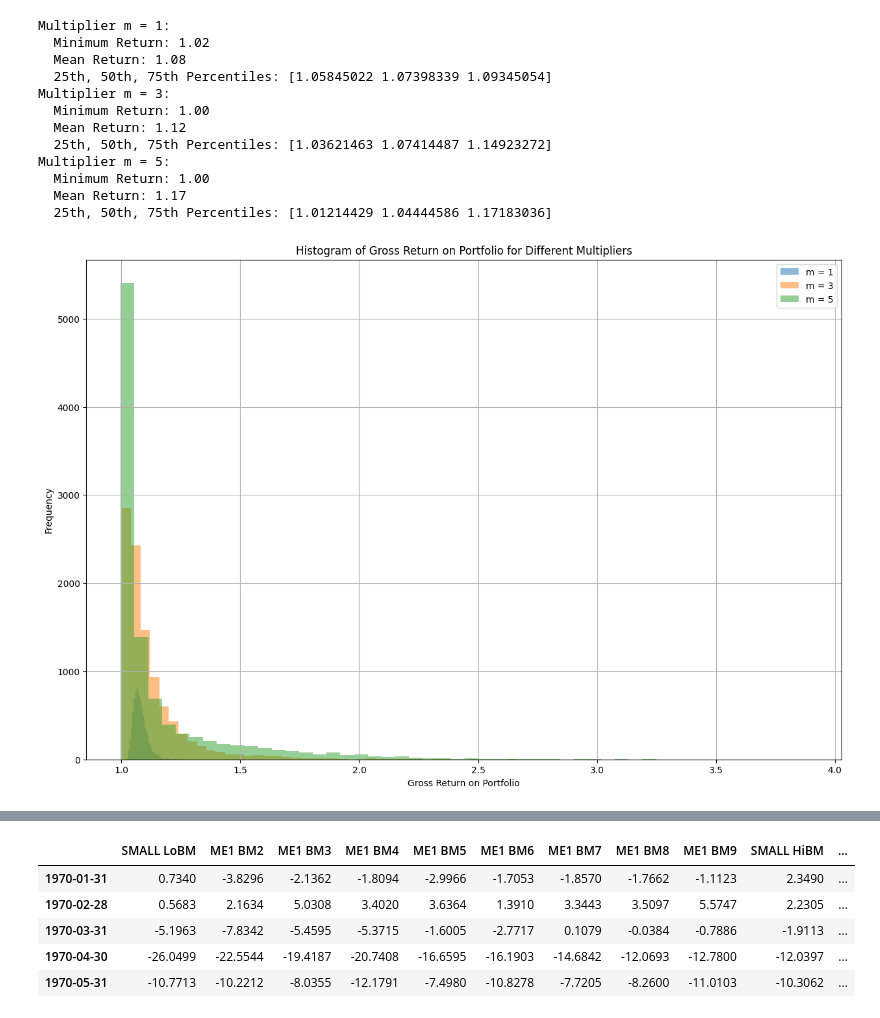
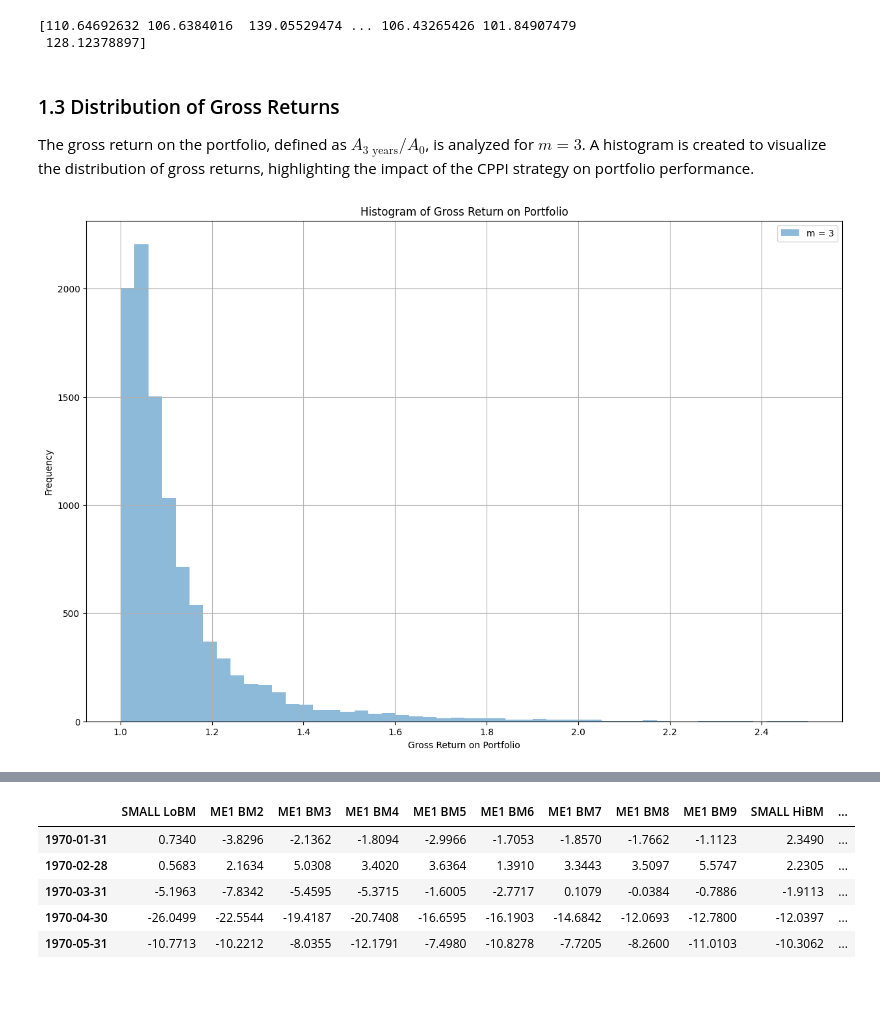
Before and after one commit to zaccheus-lines/CPPI, a Jupyter notebook: empirical_notebook.ipynb, the cells around one changed output, grey strips where cells are left out. Drawn from its saved outputs; the diff is of its cells as text; code cells hidden in the pictures; blank space fills up the shorter version.

```diff
--- a/empirical_notebook.ipynb
+++ b/empirical_notebook.ipynb
@@ -61,42 +113,28 @@ def cppi_strategy(S, A0, r, m, dt):
         A[:, t + 1] = A[:, t] * (1 + r_A)
 
     return A
+# %%
+m=3
+A = cppi_strategy(S, A0, r, m, dt)
+final_wealth = A[:, -1]
+print(final_wealth)
+# %% [output]
+[110.64692632 106.6384016  139.05529474 ... 106.43265426 101.84907479
+ 128.12378897]
+# %% [markdown]
+### 1.3 Distribution of Gross Returns
+The gross return on the portfolio, defined as $A_{3 \text{ years}} / A_0$, is analyzed for $m = 3$. A histogram is created to visualize the distribution of gross returns, highlighting the impact of the CPPI strategy on portfolio performance.
 # %%
 # Running simulations and plotting results
 plt.figure(figsize=(15, 10))
 
-for m in m_values:
-    A = cppi_strategy(S, A0, r, m, dt)
-
-    final_wealth = A[:, -1]
-    gross_return = final_wealth / A0
-
-    # Plot histogram of gross returns
-    plt.hist(gross_return, bins=50, alpha=0.5, label=f'm = {m}')
-
-    # Report statistics
-    min_return = np.min(gross_return)
-    mean_return = np.mean(gross_return)
-    percentiles = np.percentile(gross_return, [25, 50, 75])
-    print(f"Multiplier m = {m}:\n  Minimum Return: {min_return:.2f}\n  Mean Return: {mean_return:.2f}\n  25th, 50th, 75th Percentiles: {percentiles}")
-
+gross_return = final_wealth / A0
+plt.hist(gross_return, bins=50, alpha=0.5, label=f'm = {m}')
 plt.xlabel('Gross Return on Portfolio')
 plt.ylabel('Frequency')
-plt.title('Histogram of Gross Return on Portfolio for Different Multipliers')
+plt.title('Histogram of Gross Return on Portfolio')
 plt.legend()
 plt.grid(True)
 plt.show()
 # %% [output]
-Multiplier m = 1:
-  Minimum Return: 1.02
-  Mean Return: 1.08
-  25th, 50th, 75th Percentiles: [1.05845022 1.07398339 1.09345054]
-Multiplier m = 3:
-  Minimum Return: 1.00
-  Mean Return: 1.12
-  25th, 50th, 75th Percentiles: [1.03621463 1.07414487 1.14923272]
-Multiplier m = 5:
-  Minimum Return: 1.00
-  Mean Return: 1.17
-  25th, 50th, 75th Percentiles: [1.01214429 1.04444586 1.17183036]
-[figure, old version]
+[figure, new version]
```
Also changed, not shown: parts of 9 cells of this notebook.
